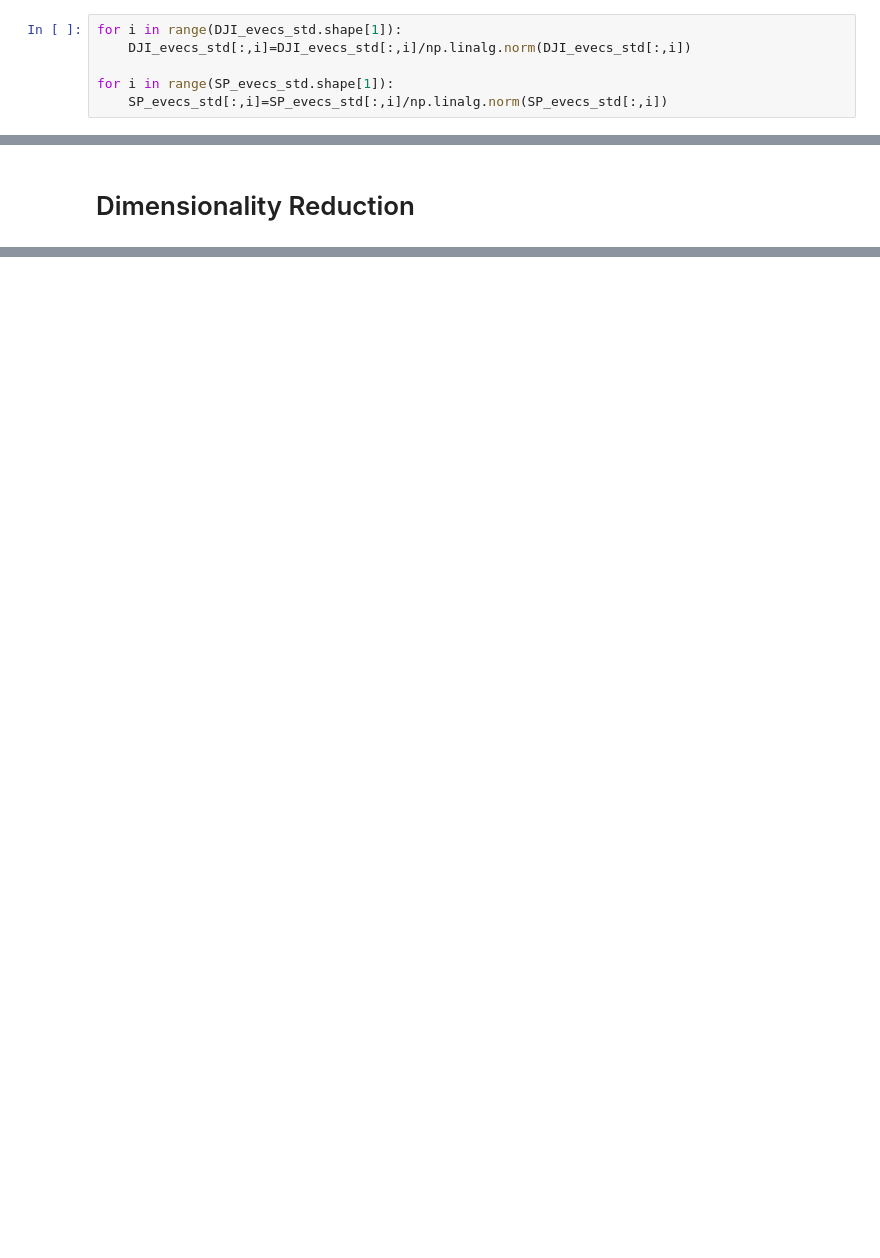
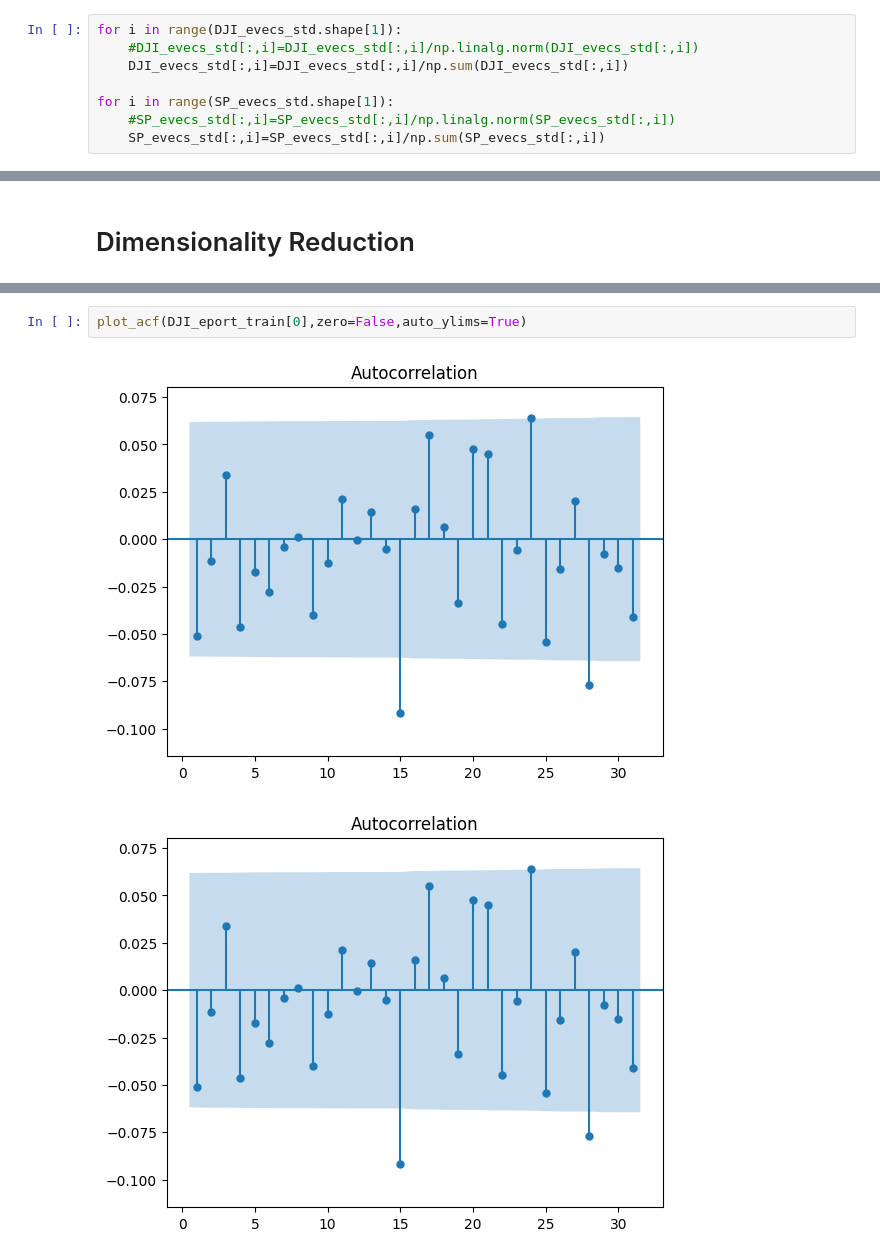
Before and after one commit to david-meltzer/ML_finance, a Jupyter notebook: personal/Eigenportfolios.ipynb, the cells around one changed output, grey strips where cells are left out. Cells and saved outputs as stored; diff of their text form; blank space fills up the shorter version.

```diff
--- a/personal/Eigenportfolios.ipynb
+++ b/personal/Eigenportfolios.ipynb
@@ -424,9 +434,11 @@ np.sum(DJI_evecs_std[:,0]/DJI_evecs_std[:,0].sum())
 # %%
 for i in range(DJI_evecs_std.shape[1]):
-    DJI_evecs_std[:,i]=DJI_evecs_std[:,i]/np.linalg.norm(DJI_evecs_std[:,i])
+    #DJI_evecs_std[:,i]=DJI_evecs_std[:,i]/np.linalg.norm(DJI_evecs_std[:,i])
+    DJI_evecs_std[:,i]=DJI_evecs_std[:,i]/np.sum(DJI_evecs_std[:,i])
 
 for i in range(SP_evecs_std.shape[1]):
-    SP_evecs_std[:,i]=SP_evecs_std[:,i]/np.linalg.norm(SP_evecs_std[:,i])
+    #SP_evecs_std[:,i]=SP_evecs_std[:,i]/np.linalg.norm(SP_evecs_std[:,i])
+    SP_evecs_std[:,i]=SP_evecs_std[:,i]/np.sum(SP_evecs_std[:,i])
 # %%
 DJI_eport_train = DJI_train.dot(DJI_evecs_std)
 DJI_eport_test = DJI_test.dot(DJI_evecs_std)
@@ -653,0 +641,5 @@ SP_train_scaled.shape
+# %%
+plot_acf(DJI_eport_train[0],zero=False,auto_ylims=True)
+# %% [output]
+[figure, added]
+[figure, added]
```
Also changed, not shown: parts of 42 cells of this notebook, 1 other file.
